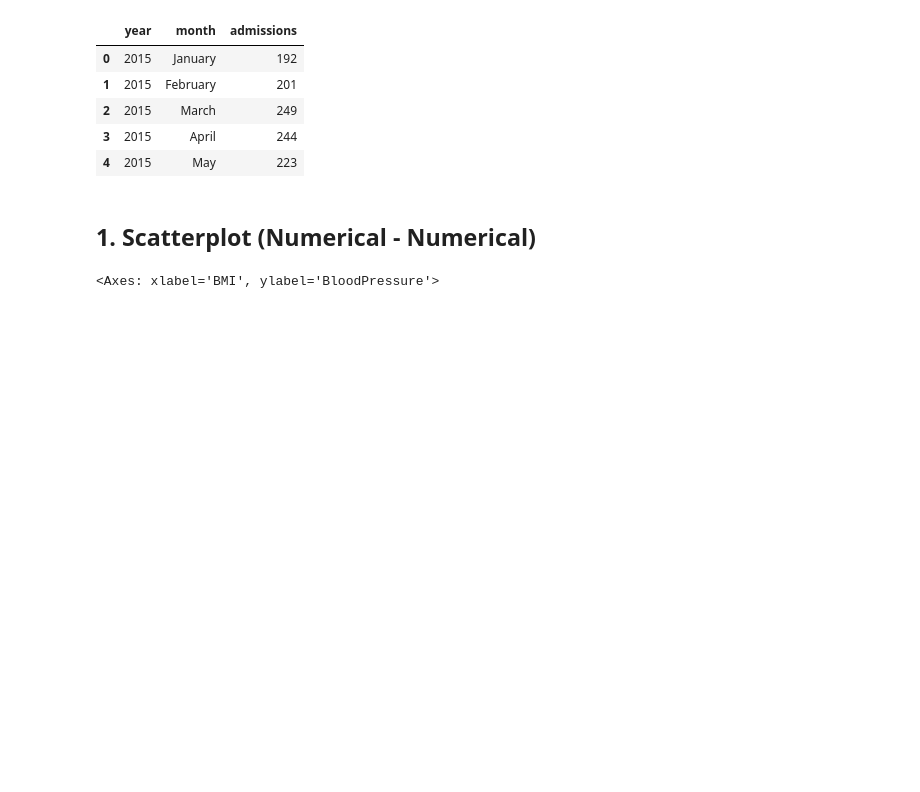
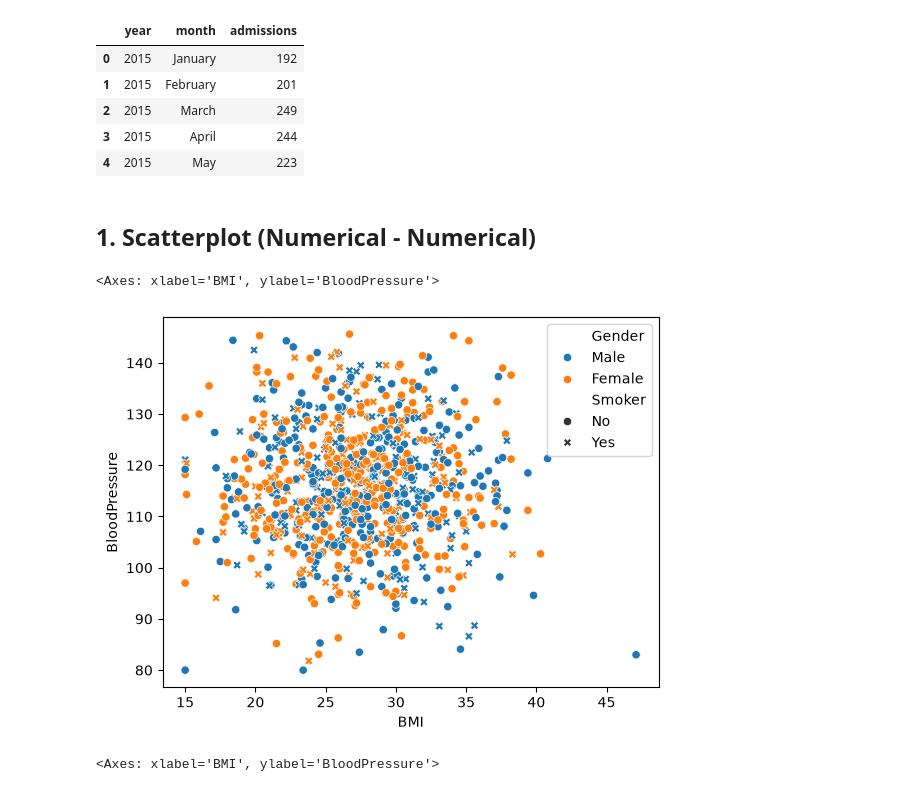
Before and after one commit to laxmanclinilaunch-hub/AI-ML-8-9-, a Jupyter notebook: 2.EDA/bivariate_healthcare.ipynb, the cells around one changed output. Drawn from its saved outputs; the diff is of its cells as text; code cells hidden in the pictures; blank space fills up the shorter version.

```diff
--- a/2.EDA/bivariate_healthcare.ipynb
+++ b/2.EDA/bivariate_healthcare.ipynb
@@ -26,6 +26,11 @@ admissions.head()
 | 4 | 2015 | May | 223 |
 # %% [markdown]
 ## 1. Scatterplot (Numerical - Numerical)
+# %%
+sns.scatterplot(x=healthcare['BMI'], y=healthcare['BloodPressure'],hue=healthcare["Gender"] ,style=healthcare['Smoker'])
+# %% [output]
+<Axes: xlabel='BMI', ylabel='BloodPressure'>
+[figure, added]
 # %%
 sns.scatterplot(x=healthcare['BMI'], y=healthcare['BloodPressure'],
                 hue=healthcare['Gender'], style=healthcare['Smoker'], size=healthcare['InsurancePlan'])
```
Also changed, not shown: parts of 13 cells of this notebook.
